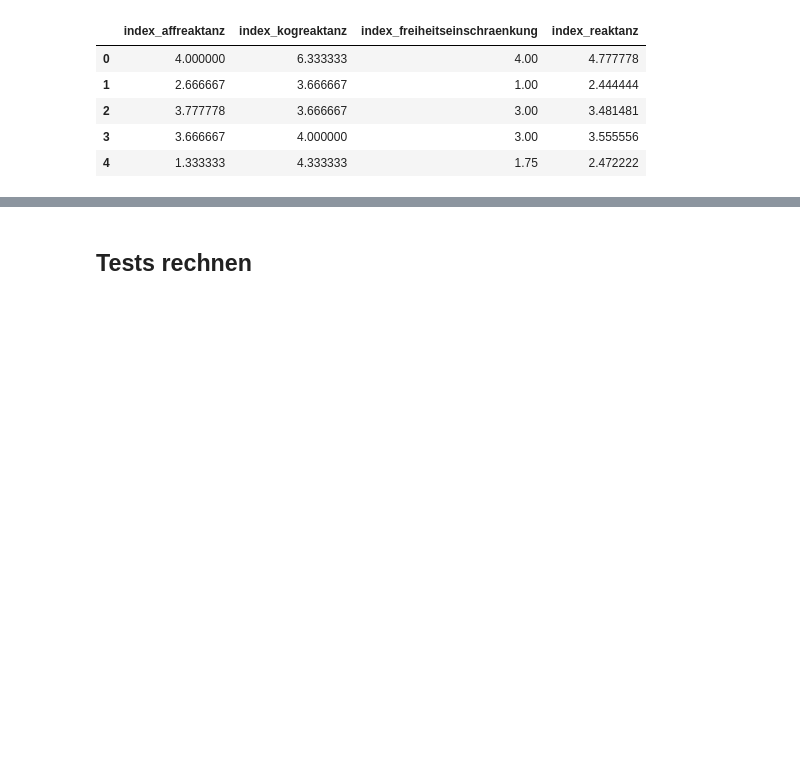
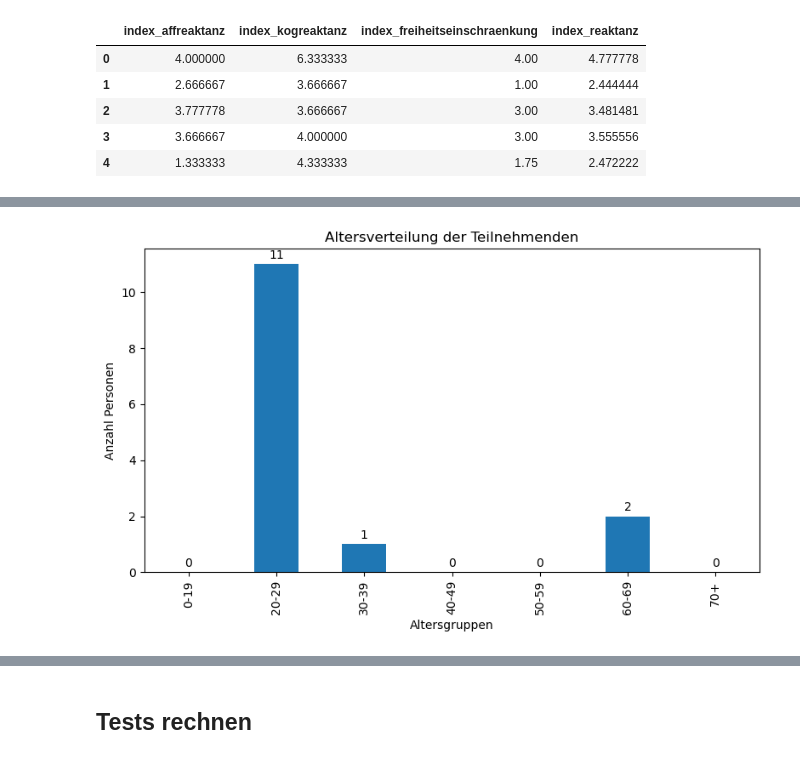
Before and after one commit to lara-polat/KI_Demokratie, a Jupyter notebook: analysis1.ipynb, the cells around one changed output, grey strips where cells are left out. Drawn from its saved outputs; the diff is of its cells as text; code cells hidden in the pictures; blank space fills up the shorter version.

```diff
--- a/analysis1.ipynb
+++ b/analysis1.ipynb
@@ -501,0 +570,30 @@ Name: index_reaktanz, dtype: float64
+# %%
+# Balkendiagramm Alterverteilung in Altersgruppen (0-19, 20-29, 30-39, 40-49, 50-59, 60-69, 70+)
+
+# Altersgruppen definieren
+bins = [0, 19, 29, 39, 49, 59, 69, 120]
+labels = ['0-19', '20-29', '30-39', '40-49', '50-59', '60-69', '70+']
+
+# Alterswerte in Gruppen einteilen
+df_masterprojekt1['Altersgruppe'] = pd.cut(df_masterprojekt1['PT01_01_new'], bins=bins, labels=labels, right=True)
+
+# Anzahl pro Gruppe zählen
+altersverteilung = df_masterprojekt1['Altersgruppe'].value_counts().sort_index()
+
+# Balkendiagramm erstellen
+plt.figure(figsize=(8, 5))
+altersverteilung.plot(kind='bar')
+
+# Titel und Achsenbeschriftungen
+plt.title('Altersverteilung der Teilnehmenden')
+plt.xlabel('Altersgruppen')
+plt.ylabel('Anzahl Personen')
+
+# Werte auf den Balken anzeigen
+for i, v in enumerate(altersverteilung):
+    plt.text(i, v + 0.2, str(v), ha='center')
+
+plt.tight_layout()
+plt.show()
+# %% [output]
+[figure, added]
```
Also changed, not shown: parts of 17 cells of this notebook, 1 other file.
